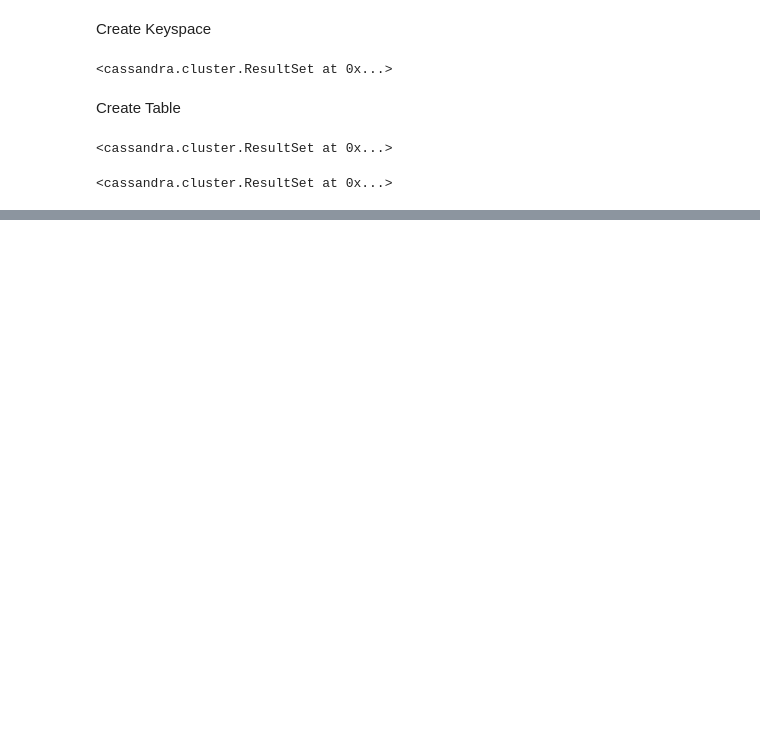
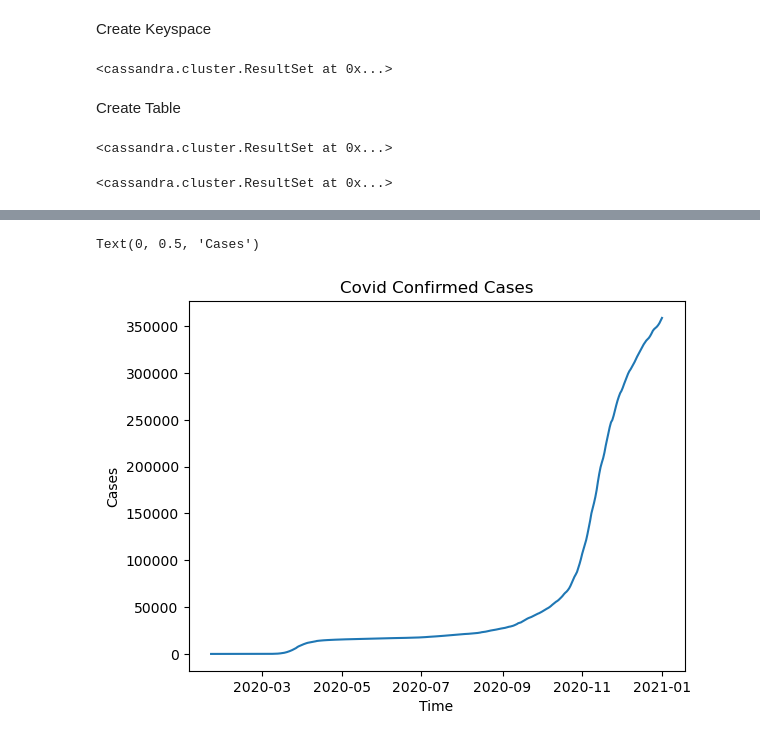
Before and after one commit to SunnyTrashpanda/BIGDA-Covid19-CO2, a Jupyter notebook: main.ipynb, the cells around one changed output, grey strips where cells are left out. Saved outputs shown, nothing was run; the diff lists cells and outputs as text; code cells hidden in the pictures; blank space fills up the shorter version.

```diff
--- a/main.ipynb
+++ b/main.ipynb
@@ -175,3 +152,12 @@ Text(0, 0.5, 'CO emission')
+# %%
+# covid_df["Date"] = covid_df["Date"].apply(lambda d: pd.to_datetime(str(d)))
+plt.plot(covid_df["created_at"], covid_df['cases'])
+plt.title('Covid Confirmed Cases')
+plt.xlabel('Time')
+plt.ylabel('Cases')
+# %% [output]
+Text(0, 0.5, 'Cases')
+[figure, added]
 # %%
 # plt.plot(covid_df["Date"], co_df['average'], label="co")
 # plt.plot(covid_df["Date"], covid_df['Cases'], label="covid")
```
Also changed, not shown: parts of 20 cells of this notebook.
